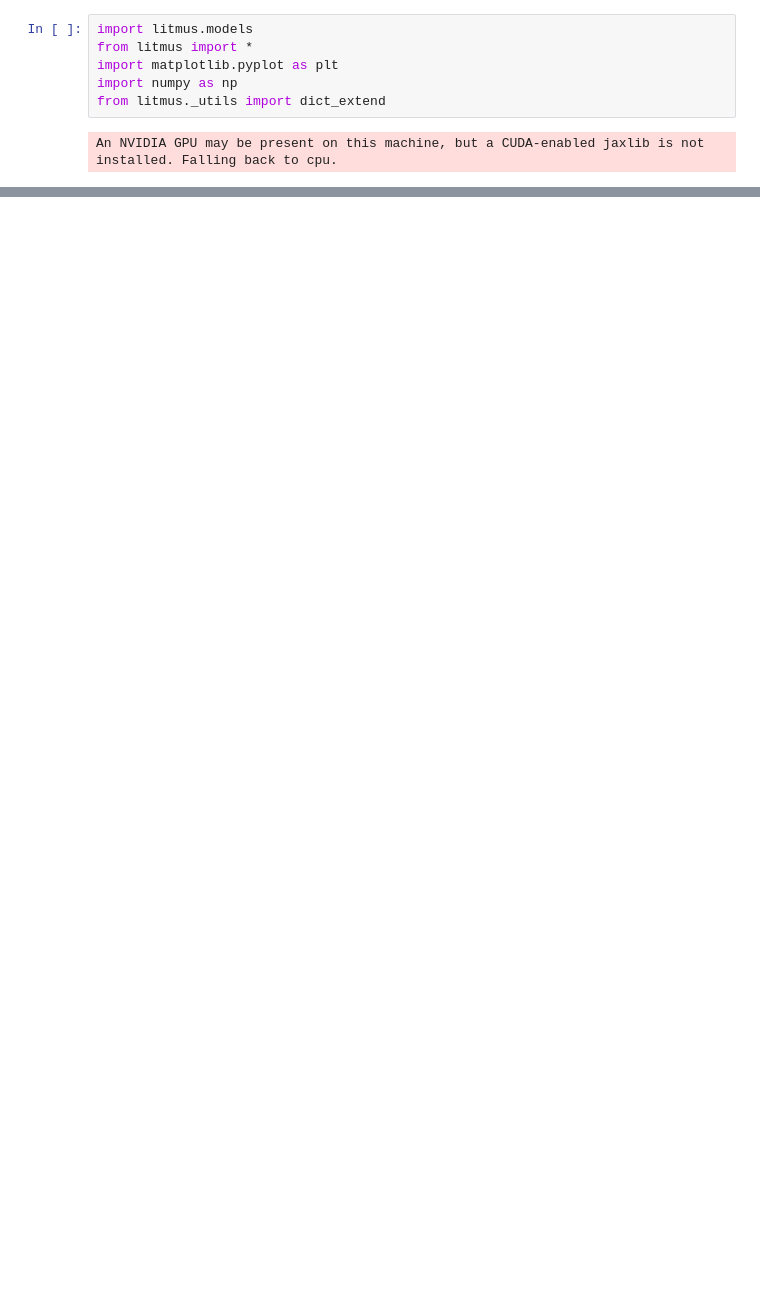
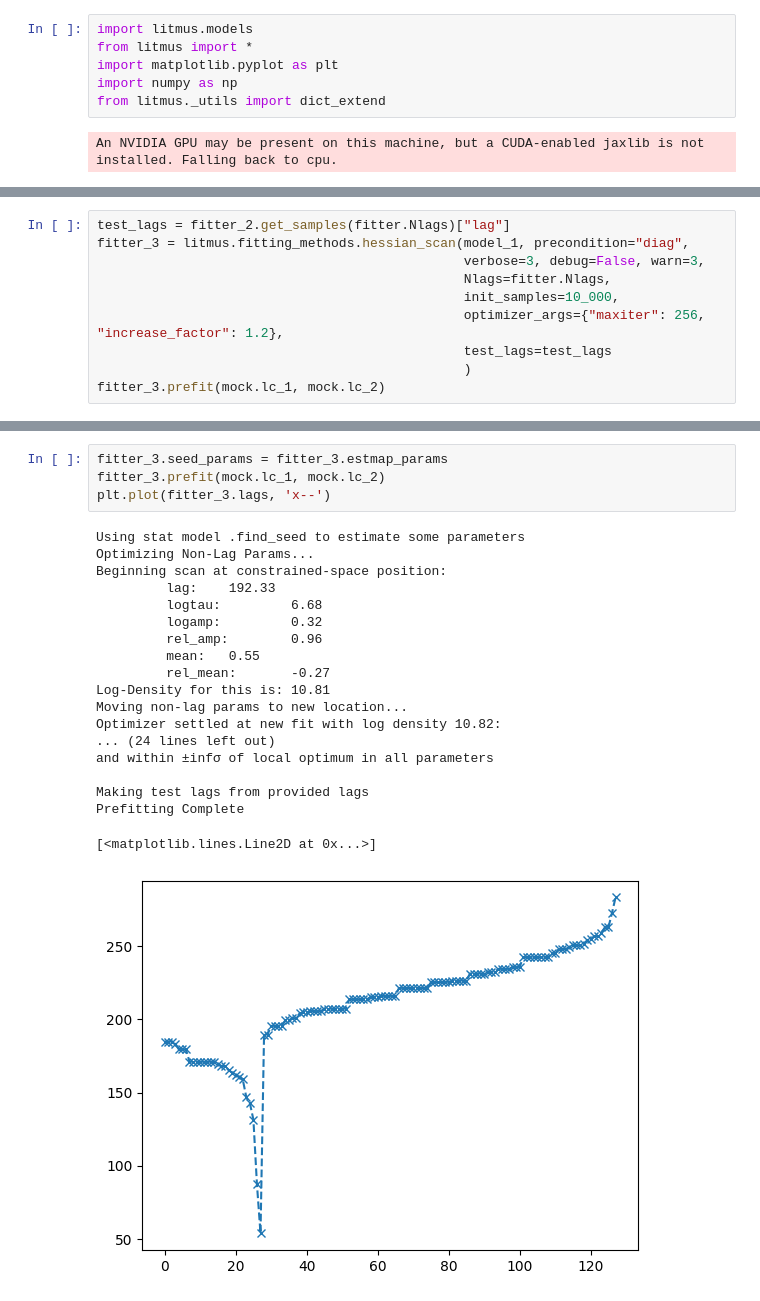
Before and after one commit to HughMcDougall/litmus, a Jupyter notebook: examples/Basic_tutorial.ipynb, the cells around one changed output, grey strips where cells are left out. Cells and saved outputs as stored; diff of their text form; blank space fills up the shorter version.

```diff
--- a/examples/Basic_tutorial.ipynb
+++ b/examples/Basic_tutorial.ipynb
@@ -265,0 +96,10 @@ WARNING:chainconsumer:Parameter logamp in chain Lightcurves %i-%i is not constra
+# %%
+test_lags = fitter_2.get_samples(fitter.Nlags)["lag"]
+fitter_3 = litmus.fitting_methods.hessian_scan(model_1, precondition="diag",
+                                               verbose=3, debug=False, warn=3,
+                                               Nlags=fitter.Nlags,
+                                               init_samples=10_000,
+                                               optimizer_args={"maxiter": 256, "increase_factor": 1.2},
+                                               test_lags=test_lags
+                                               )
+fitter_3.prefit(mock.lc_1, mock.lc_2)
@@ -265,0 +124,24 @@ WARNING:chainconsumer:Parameter logamp in chain Lightcurves %i-%i is not constra
+# %%
+fitter_3.seed_params = fitter_3.estmap_params
+fitter_3.prefit(mock.lc_1, mock.lc_2)
+plt.plot(fitter_3.lags, 'x--')
+# %% [output]
+Using stat model .find_seed to estimate some parameters
+Optimizing Non-Lag Params...
+Beginning scan at constrained-space position:
+         lag:    192.33
+         logtau:         6.68
+         logamp:         0.32
+         rel_amp:        0.96
+         mean:   0.55
+         rel_mean:       -0.27
+Log-Density for this is: 10.81
+Moving non-lag params to new location...
+Optimizer settled at new fit with log density 10.82:
+... (24 lines left out)
+and within ±infσ of local optimum in all parameters
+
+Making test lags from provided lags
+Prefitting Complete
+[<matplotlib.lines.Line2D at 0x...>]
+[figure, added]
```
Also changed, not shown: parts of 16 cells of this notebook, 13 other files.
